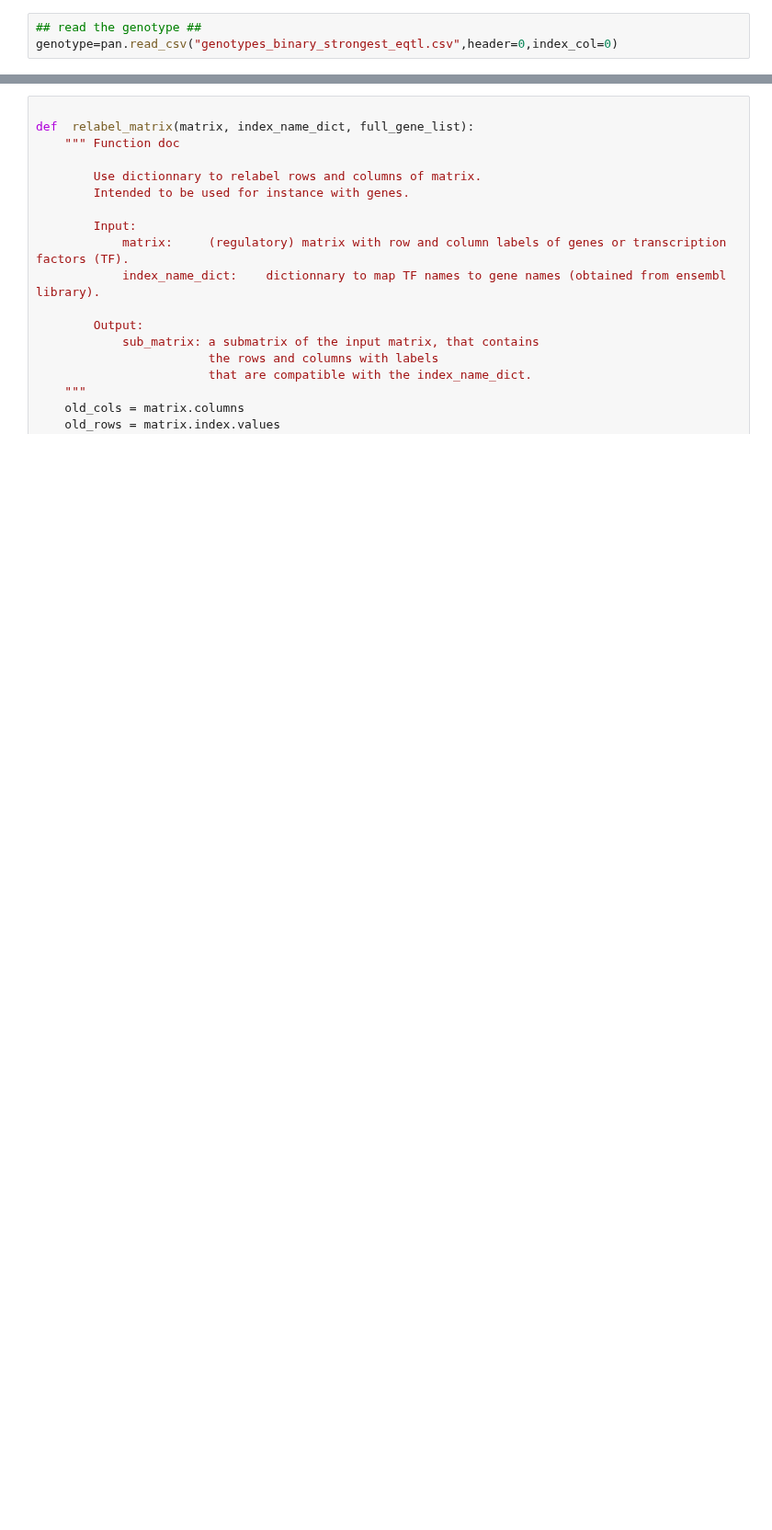
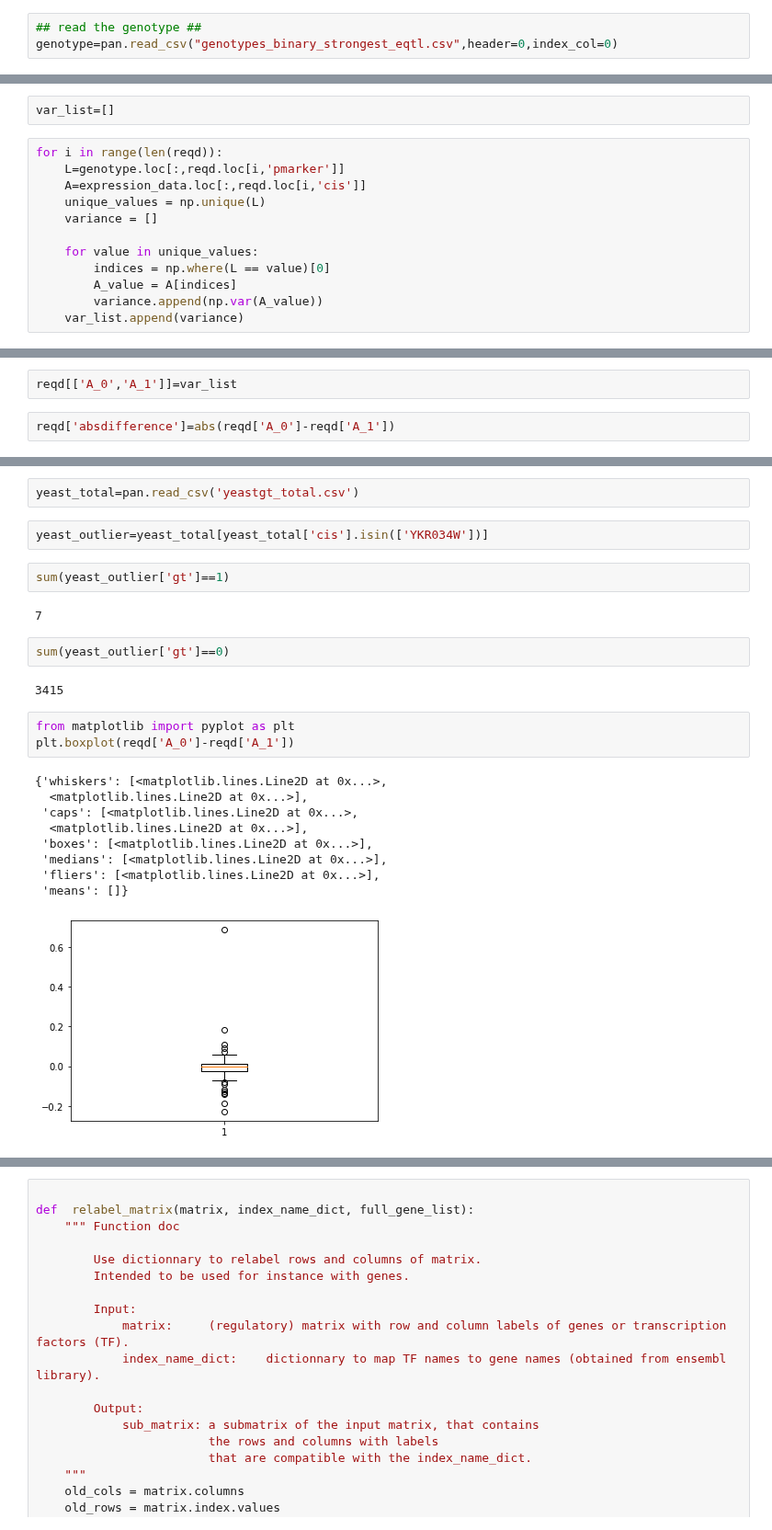
Before and after one commit to BIRDSgroup/NLCD, a Jupyter notebook: scripts/full_procedure.ipynb, the cells around one changed output, grey strips where cells are left out. Shown at 92% size. Drawn from its saved outputs; the diff is of its cells as text; blank space fills up the shorter version.

Commit message:
added some more yeast analysis
added some yeast analysis for in full_procedure.ipynb

```diff
--- a/scripts/full_procedure.ipynb
+++ b/scripts/full_procedure.ipynb
@@ -441,0 +485,14 @@ f.close()
+# %%
+var_list=[]
+# %%
+for i in range(len(reqd)):
+    L=genotype.loc[:,reqd.loc[i,'pmarker']]
+    A=expression_data.loc[:,reqd.loc[i,'cis']]
+    unique_values = np.unique(L)
+    variance = []
+
+    for value in unique_values:
+        indices = np.where(L == value)[0]
+        A_value = A[indices]
+        variance.append(np.var(A_value))
+    var_list.append(variance)
@@ -441,0 +515,4 @@ f.close()
+# %%
+reqd[['A_0','A_1']]=var_list
+# %%
+reqd['absdifference']=abs(reqd['A_0']-reqd['A_1'])
@@ -441,0 +524,25 @@ f.close()
+# %%
+yeast_total=pan.read_csv('yeastgt_total.csv')
+# %%
+yeast_outlier=yeast_total[yeast_total['cis'].isin(['YKR034W'])]
+# %%
+sum(yeast_outlier['gt']==1)
+# %% [output]
+7
+# %%
+sum(yeast_outlier['gt']==0)
+# %% [output]
+3415
+# %%
+from matplotlib import pyplot as plt
+plt.boxplot(reqd['A_0']-reqd['A_1'])
+# %% [output]
+{'whiskers': [<matplotlib.lines.Line2D at 0x...>,
+  <matplotlib.lines.Line2D at 0x...>],
+ 'caps': [<matplotlib.lines.Line2D at 0x...>,
+  <matplotlib.lines.Line2D at 0x...>],
+ 'boxes': [<matplotlib.lines.Line2D at 0x...>],
+ 'medians': [<matplotlib.lines.Line2D at 0x...>],
+ 'fliers': [<matplotlib.lines.Line2D at 0x...>],
+ 'means': []}
+[figure, added]
```
Also changed, not shown: parts of 18 cells of this notebook.
